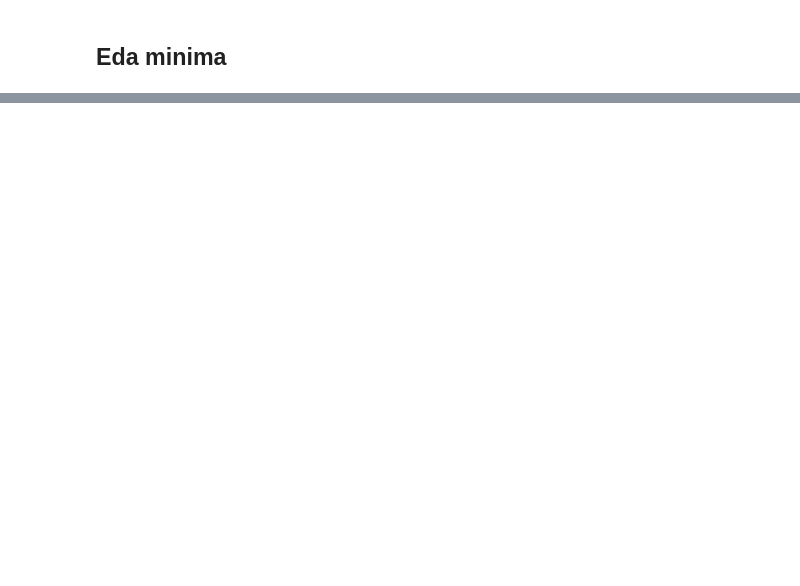
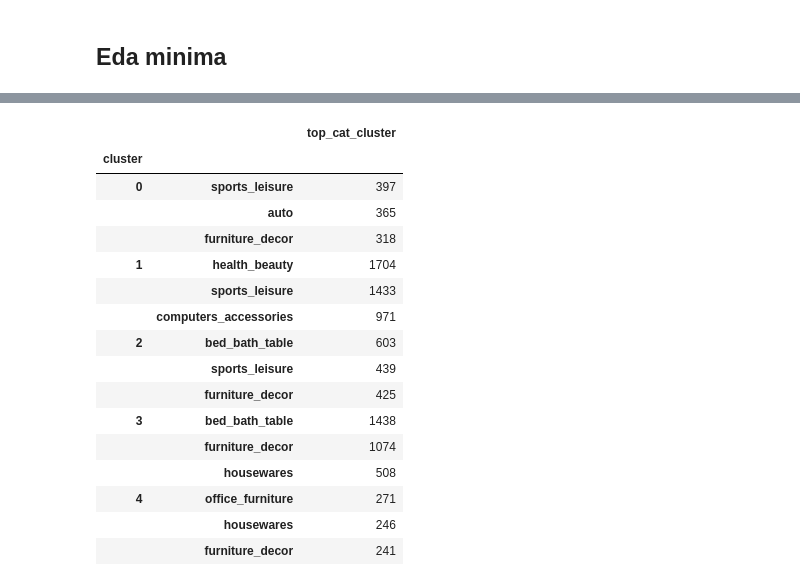
Before and after one commit to Efraor/OliestDataML, a Jupyter notebook: notebooks/02_case_recomendations.ipynb, the cells around one changed output, grey strips where cells are left out. Drawn from its saved outputs; the diff is of its cells as text; code cells hidden in the pictures; blank space fills up the shorter version.

```diff
--- a/notebooks/02_case_recomendations.ipynb
+++ b/notebooks/02_case_recomendations.ipynb
@@ -53,0 +111,12 @@ products.head()
+# %%
+# promedio de review por orden (por si hay más de un review por order)
+order_avg = (reviews.groupby('order_id')['review_score'].mean().reset_index(name="order_avg_review"))
+order_avg
+
+# unimos a items para llevar review a nivel item/producto
+items_r = items.merge(order_avg, on='order_id', how='left')
+items_r
+
+# promedio por producto = proxy de calidad
+prod_review = (items_r.groupby('product_id')['order_avg_review'].mean().reset_index(name='avg_review_score'))
+prod_review.head()
@@ -53,0 +315,23 @@ products.head()
+# %%
+# top categorías por cluster
+top_cat_cluster = (data.groupby('cluster')['product_category_name_english'].apply(lambda s: s.value_counts().head(3)))
+
+top_cat_cluster.to_frame("top_cat_cluster")
+# %% [output]
+|  |  | top_cat_cluster |
+| cluster |  |  |
+| 0 | sports_leisure | 397 |
+|  | auto | 365 |
+|  | furniture_decor | 318 |
+| 1 | health_beauty | 1704 |
+|  | sports_leisure | 1433 |
+|  | computers_accessories | 971 |
+| 2 | bed_bath_table | 603 |
+|  | sports_leisure | 439 |
+|  | furniture_decor | 425 |
+| 3 | bed_bath_table | 1438 |
+|  | furniture_decor | 1074 |
+|  | housewares | 508 |
+| 4 | office_furniture | 271 |
+|  | housewares | 246 |
+|  | furniture_decor | 241 |
```
Also changed, not shown: parts of 14 cells of this notebook.
